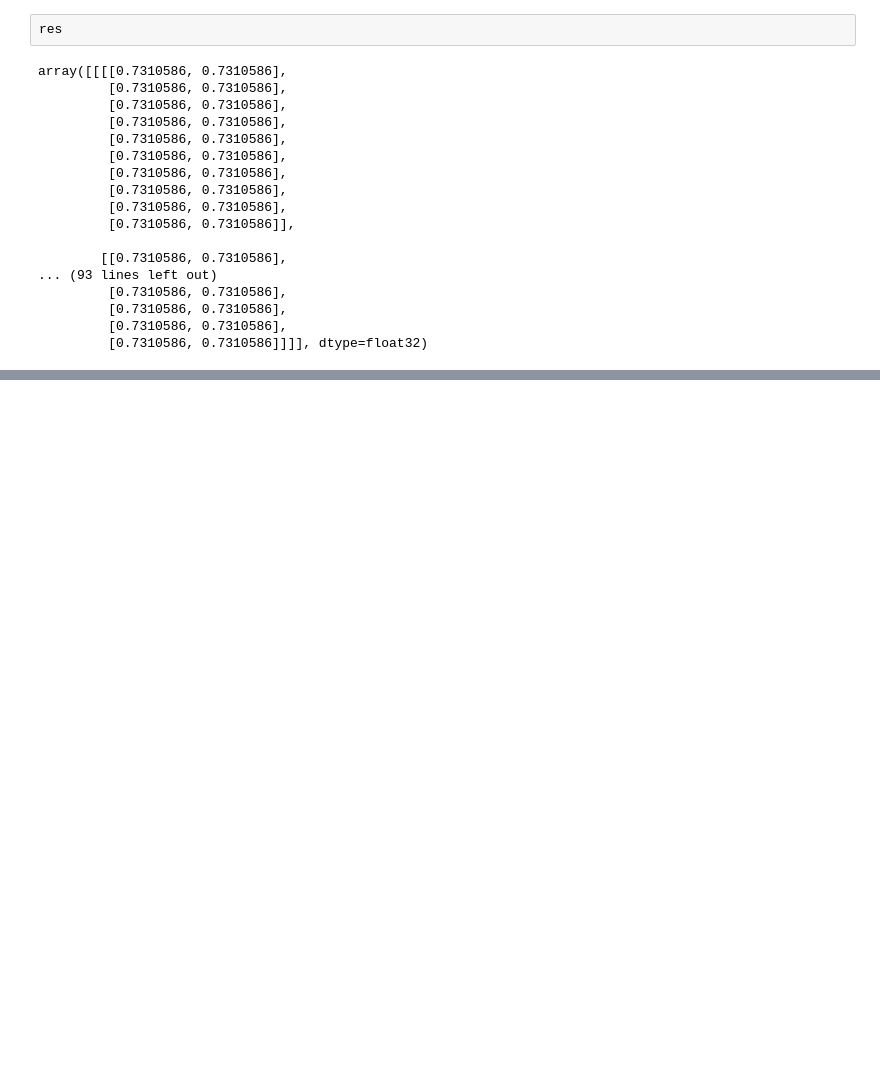
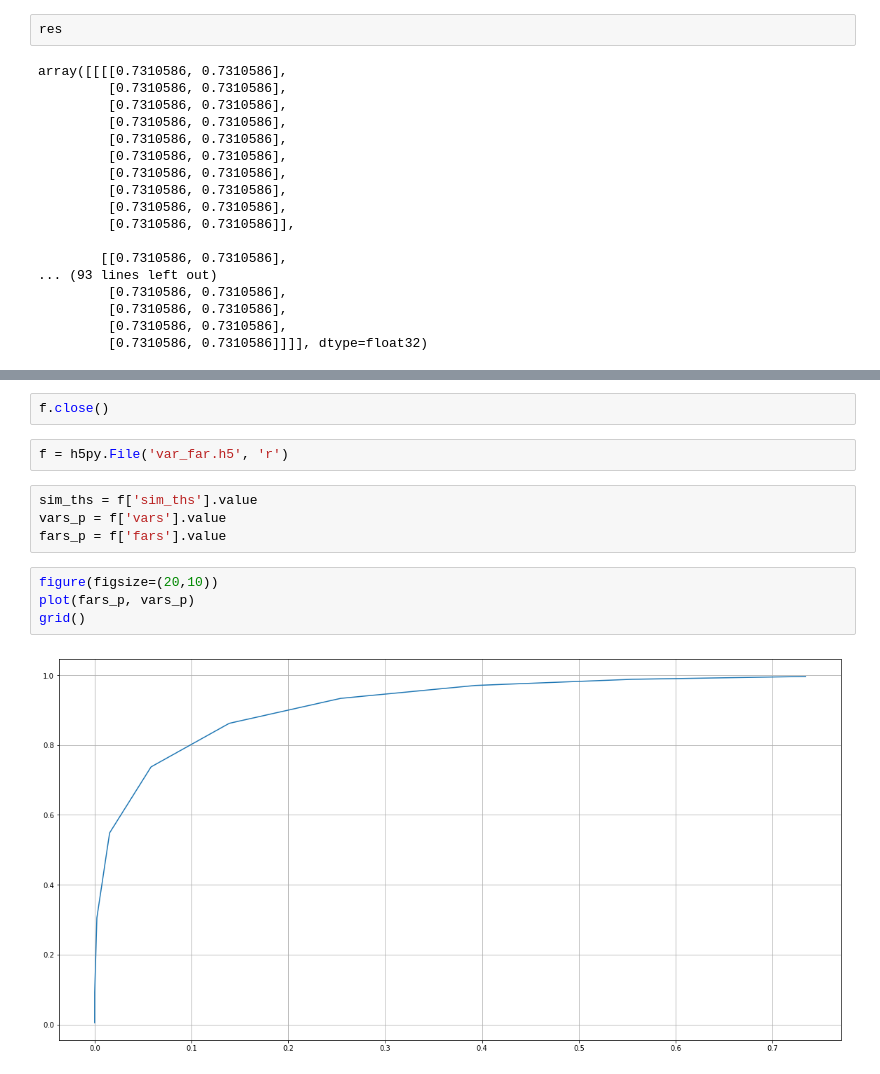
Before and after one commit to tonandr/face_vijnana_yolov3, a Jupyter notebook: analysis/face_recog_analysis.ipynb, the cells around one changed output, grey strips where cells are left out. Drawn from its saved outputs; the diff is of its cells as text; blank space fills up the shorter version.

```diff
--- a/analysis/face_recog_analysis.ipynb
+++ b/analysis/face_recog_analysis.ipynb
@@ -1402,0 +1448,14 @@ array([[[[0.7310586, 0.7310586],
+# %%
+f.close()
+# %%
+f = h5py.File('var_far.h5', 'r')
+# %%
+sim_ths = f['sim_ths'].value
+vars_p = f['vars'].value
+fars_p = f['fars'].value
+# %%
+figure(figsize=(20,10))
+plot(fars_p, vars_p)
+grid()
+# %% [output]
+[figure, added]
```
Also changed, not shown: parts of 10 cells of this notebook.
